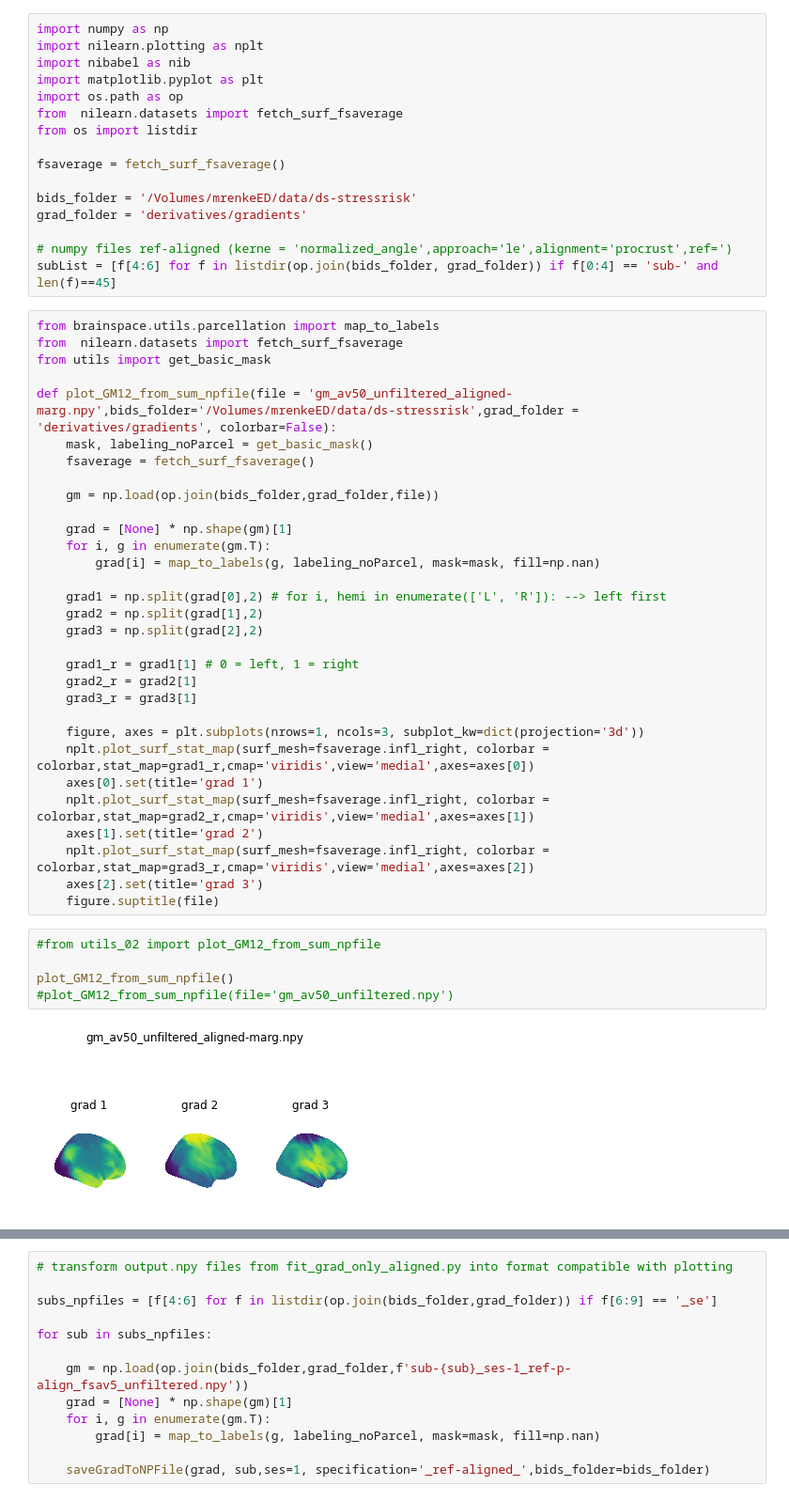
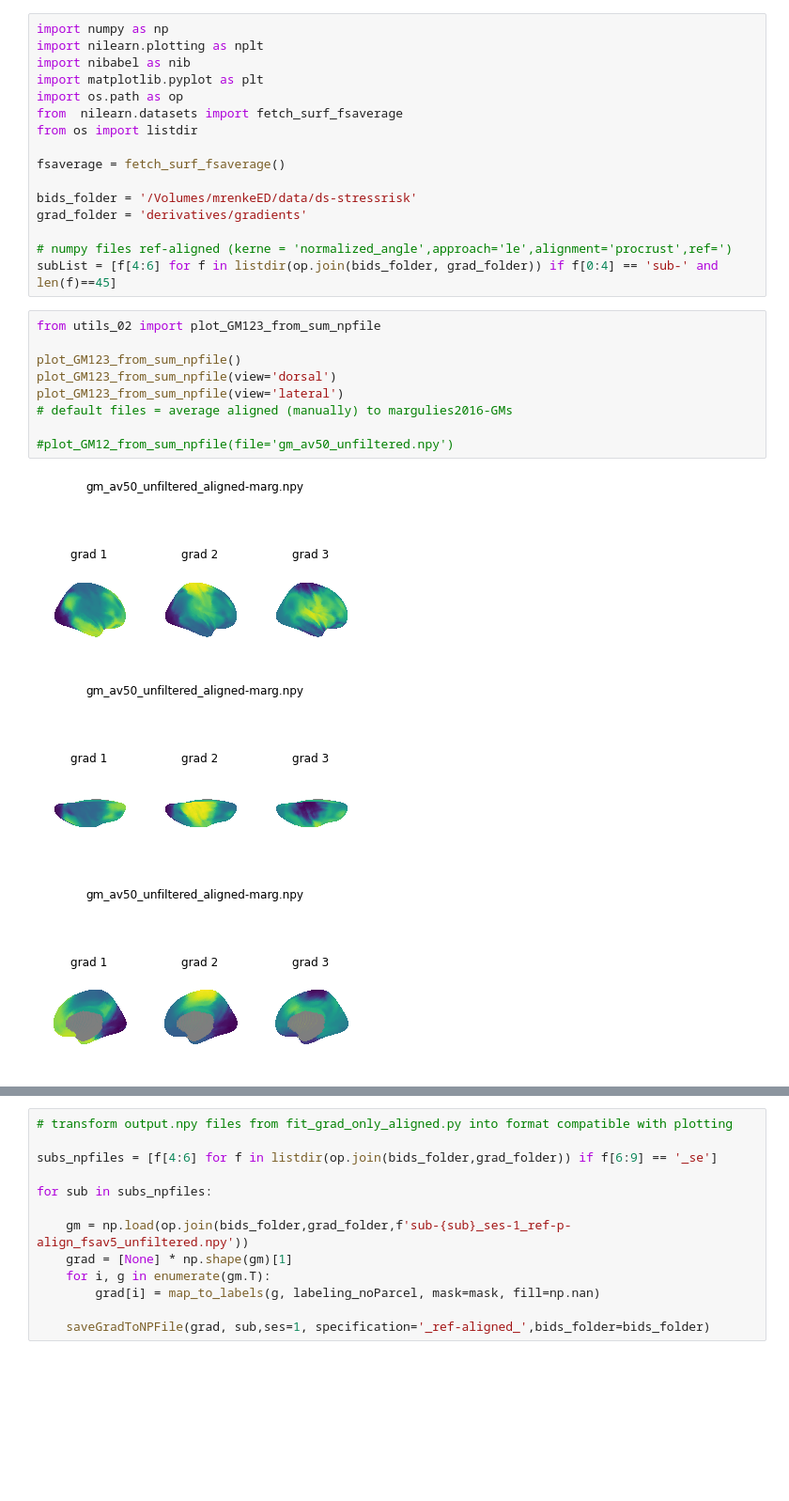
Before and after one commit to Gilles86/stress_risk, a Jupyter notebook: stress_risk/fmri_analysis/gradients/vis_gradients_nilearn.ipynb, the cells around one changed output, grey strips where cells are left out. Shown at 94% size. Saved outputs shown, nothing was run; the diff lists cells and outputs as text; blank space fills up the shorter version.

```diff
--- a/stress_risk/fmri_analysis/gradients/vis_gradients_nilearn.ipynb
+++ b/stress_risk/fmri_analysis/gradients/vis_gradients_nilearn.ipynb
@@ -23,41 +36,16 @@ grad_folder = 'derivatives/gradients'
 
 # numpy files ref-aligned (kerne = 'normalized_angle',approach='le',alignment='procrust',ref=')
 subList = [f[4:6] for f in listdir(op.join(bids_folder, grad_folder)) if f[0:4] == 'sub-' and len(f)==45]
-# %%
-from brainspace.utils.parcellation import map_to_labels
-from  nilearn.datasets import fetch_surf_fsaverage
-from utils import get_basic_mask
-
-def plot_GM12_from_sum_npfile(file = 'gm_av50_unfiltered_aligned-marg.npy',bids_folder='/Volumes/mrenkeED/data/ds-stressrisk',grad_folder = 'derivatives/gradients', colorbar=False):
-    mask, labeling_noParcel = get_basic_mask()
-    fsaverage = fetch_surf_fsaverage()
-
-    gm = np.load(op.join(bids_folder,grad_folder,file))
-
-    grad = [None] * np.shape(gm)[1]
-    for i, g in enumerate(gm.T):
-        grad[i] = map_to_labels(g, labeling_noParcel, mask=mask, fill=np.nan)
-
-    grad1 = np.split(grad[0],2) # for i, hemi in enumerate(['L', 'R']): --> left first
-    grad2 = np.split(grad[1],2)
-    grad3 = np.split(grad[2],2)
-
-    grad1_r = grad1[1] # 0 = left, 1 = right
-    grad2_r = grad2[1]
-    grad3_r = grad3[1]
-
-    figure, axes = plt.subplots(nrows=1, ncols=3, subplot_kw=dict(projection='3d'))
-    nplt.plot_surf_stat_map(surf_mesh=fsaverage.infl_right, colorbar = colorbar,stat_map=grad1_r,cmap='viridis',view='medial',axes=axes[0])
-    axes[0].set(title='grad 1')
-    nplt.plot_surf_stat_map(surf_mesh=fsaverage.infl_right, colorbar = colorbar,stat_map=grad2_r,cmap='viridis',view='medial',axes=axes[1])
-    axes[1].set(title='grad 2')
-    nplt.plot_surf_stat_map(surf_mesh=fsaverage.infl_right, colorbar = colorbar,stat_map=grad3_r,cmap='viridis',view='medial',axes=axes[2])
-    axes[2].set(title='grad 3')
-    figure.suptitle(file)
-# %%
-#from utils_02 import plot_GM12_from_sum_npfile
-
-plot_GM12_from_sum_npfile()
-#plot_GM12_from_sum_npfile(file='gm_av50_unfiltered.npy')
-# %% [output]
-[figure, removed]
+# %%
+from utils_02 import plot_GM123_from_sum_npfile
+
+plot_GM123_from_sum_npfile()
+plot_GM123_from_sum_npfile(view='dorsal')
+plot_GM123_from_sum_npfile(view='lateral')
+# default files = average aligned (manually) to margulies2016-GMs
+
+#plot_GM12_from_sum_npfile(file='gm_av50_unfiltered.npy')
+# %% [output]
+[figure, added]
+[figure, added]
+[figure, added]
```
Also changed, not shown: parts of 29 cells of this notebook, 9 other files.
